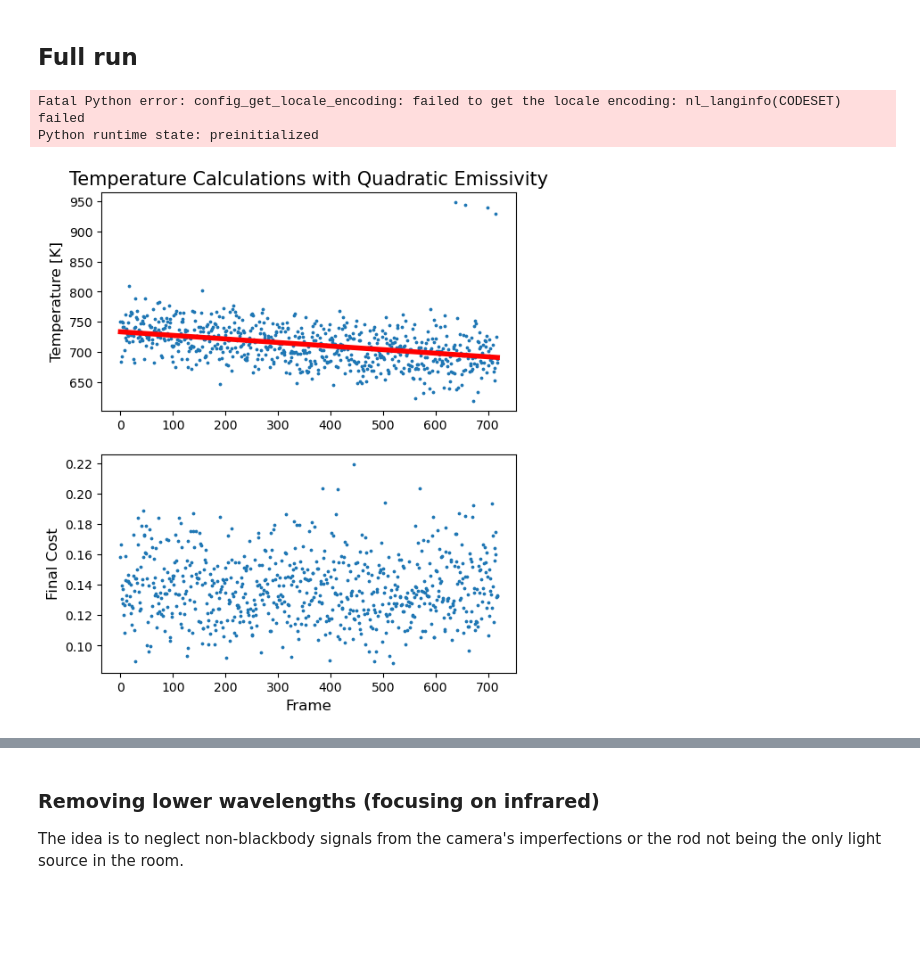
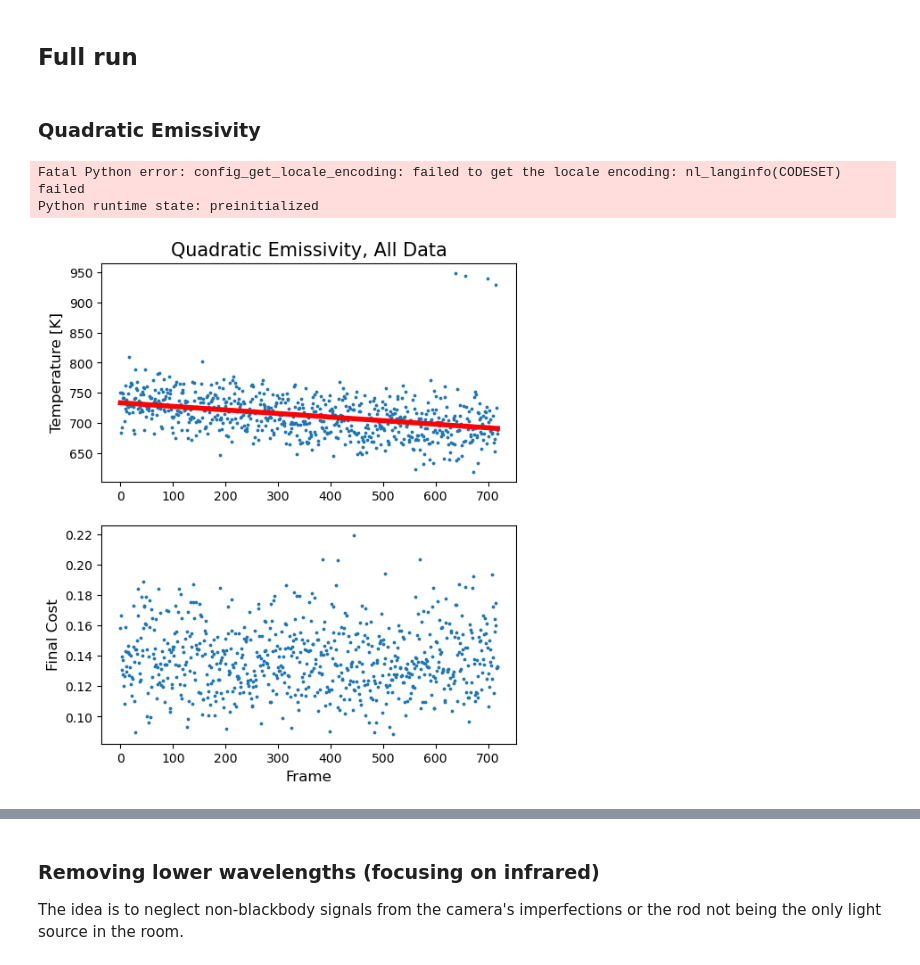
Before and after one commit to NamanJParikh/reu2024-hyperspectral-camera, a Jupyter notebook: analysis/graphite-rod-offset.ipynb, the cells around one changed output, grey strips where cells are left out. Saved outputs shown, nothing was run; the diff lists cells and outputs as text; code cells hidden in the pictures; blank space fills up the shorter version.

```diff
--- a/analysis/graphite-rod-offset.ipynb
+++ b/analysis/graphite-rod-offset.ipynb
@@ -320,6 +322,8 @@ def quiet_fit(wl, data, intensity, params0, ):
 
     result = least_squares(residuals, params0)
     return result
+# %% [markdown]
+### Quadratic Emissivity
 # %%
 wl = wavelengths_arr
 Ts = []
@@ -342,21 +346,21 @@ Python runtime state: preinitialized
 # %%
 x = np.array(range(len(Ts)))
 fig, ax = plt.subplots(nrows = 2, ncols = 1)
 fig.set_figwidth(6)
 fig.set_figheight(7)
-ax[0].set_title("Temperature Calculations with Quadratic Emissivity", fontsize=15)
+ax[0].set_title("Quadratic Emissivity, All Data", fontsize=15)
 
 ax[0].scatter(x, Ts, s=3)
 ax[0].set_ylabel("Temperature [K]", fontsize=12)
 model = LinearRegression()
 model.fit(x.reshape(-1,1), Ts)
 ax[0].plot(x, model.predict(x.reshape(-1, 1)), color="red", linewidth=4)
 
 ax[1].scatter(range(len(costs)), costs, s=3)
 ax[1].set_ylabel("Final Cost", fontsize=12)
 
 ax[1].set_xlabel("Frame", fontsize=12)
 
 plt.show()
 # %% [output]
-[figure, old version]
+[figure, new version]
```
Also changed, not shown: parts of 5 cells of this notebook.
